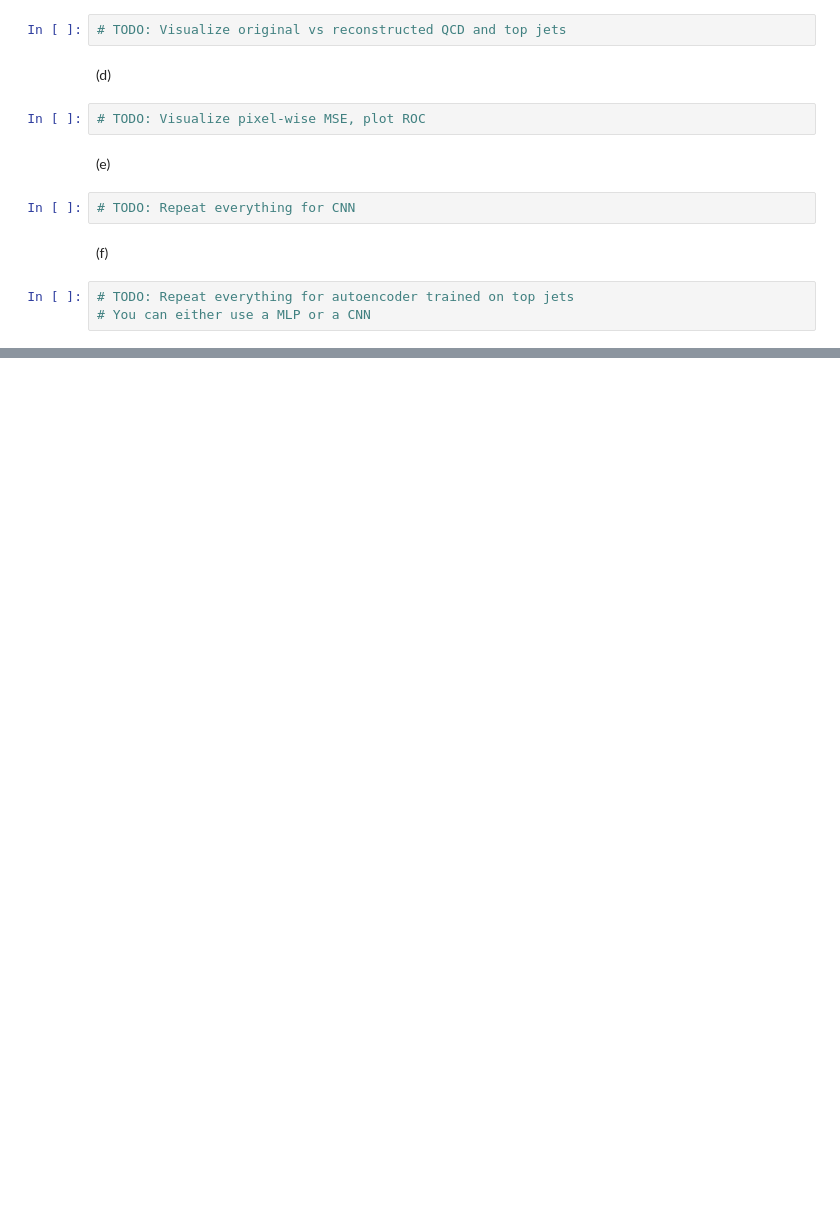
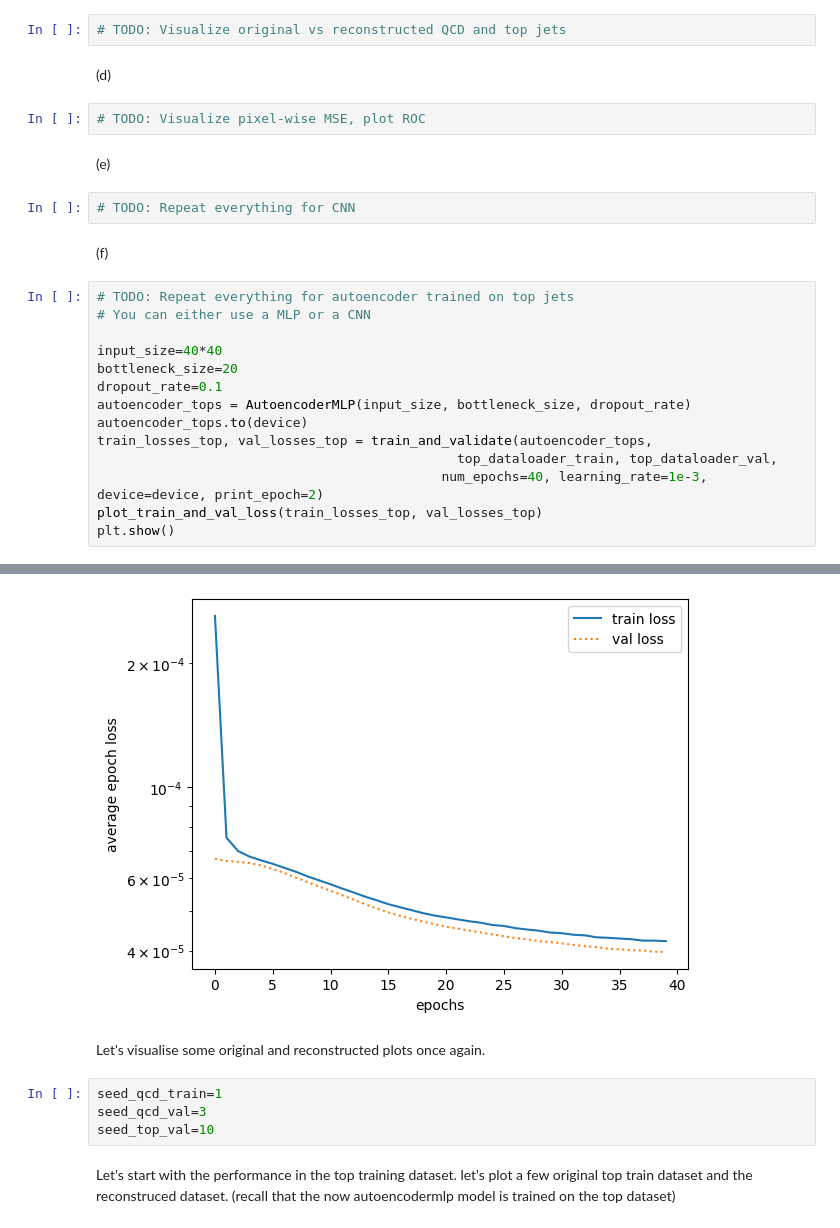
Before and after one commit to neelkanthrawat/mlph2023-Exercises, a Jupyter notebook: sheet08.ipynb, the cells around one changed output, grey strips where cells are left out. Saved outputs shown, nothing was run; the diff lists cells and outputs as text; blank space fills up the shorter version.

```diff
--- a/sheet08.ipynb
+++ b/sheet08.ipynb
@@ -1009,3 +1009,15 @@ plt.show()
 # %%
 # TODO: Repeat everything for autoencoder trained on top jets
 # You can either use a MLP or a CNN
+
+input_size=40*40
+bottleneck_size=20
+dropout_rate=0.1
+autoencoder_tops = AutoencoderMLP(input_size, bottleneck_size, dropout_rate)
+autoencoder_tops.to(device)
+train_losses_top, val_losses_top = train_and_validate(autoencoder_tops,
+                                              top_dataloader_train, top_dataloader_val,
+                                            num_epochs=40, learning_rate=1e-3, device=device, print_epoch=2)
+plot_train_and_val_loss(train_losses_top, val_losses_top)
+plt.show()
+# %% [output]
@@ -1011,0 +1044,9 @@ plt.show()
+[figure, added]
+# %% [markdown]
+Let's visualise some original and reconstructed plots once again.
+# %%
+seed_qcd_train=1
+seed_qcd_val=3
+seed_top_val=10
+# %% [markdown]
+Let's start with the performance in the top training dataset. let's plot a few original top train dataset and the reconstruced dataset. (recall that the now autoencodermlp model is trained on the top dataset)
```
Also changed, not shown: parts of 17 cells of this notebook.
